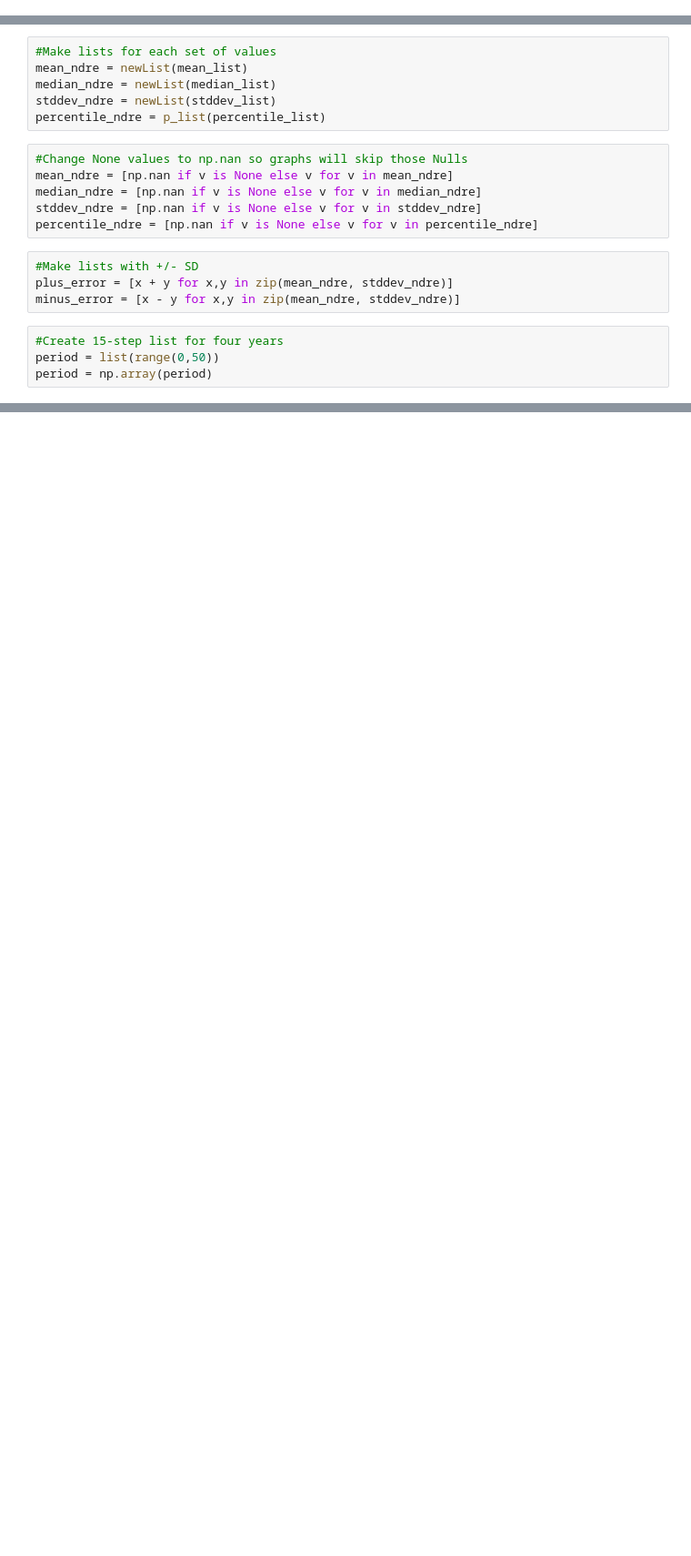
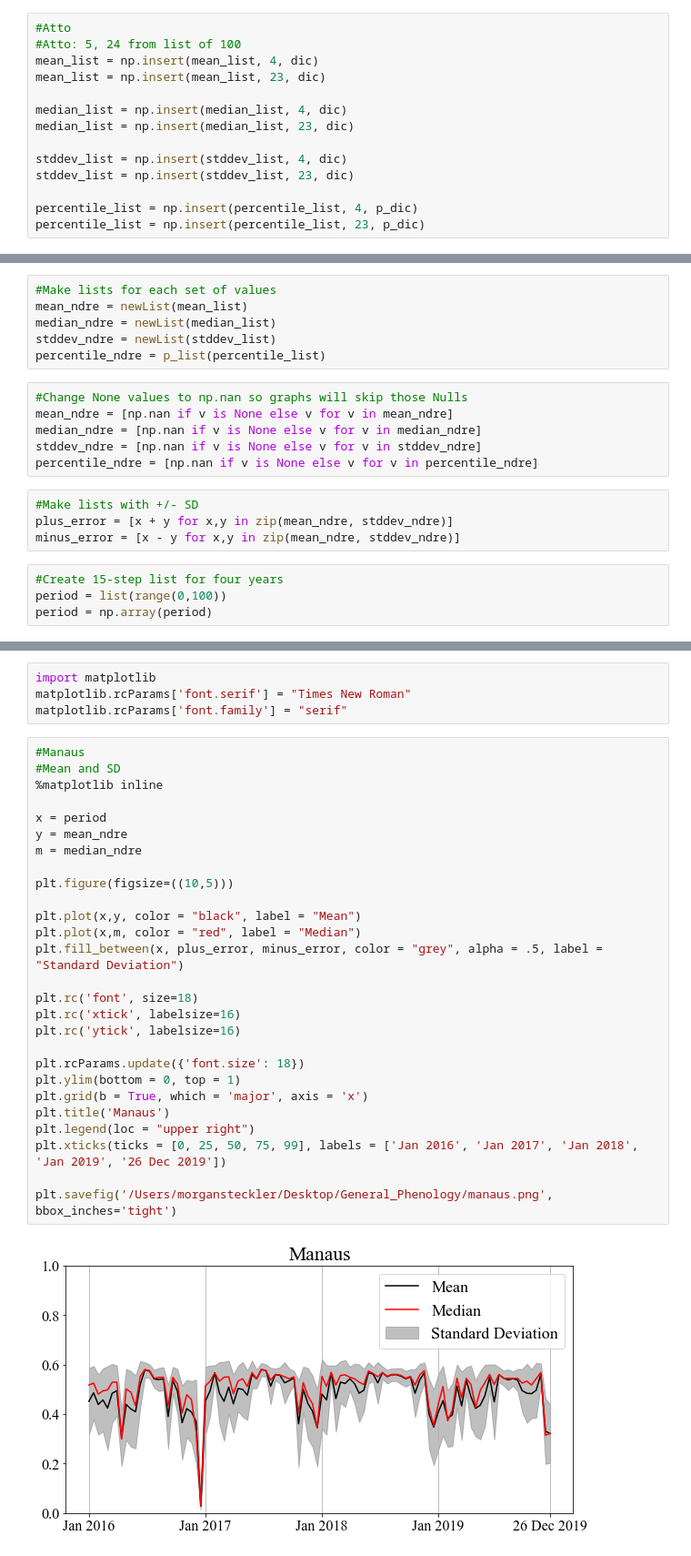
Before and after one commit to jitendra-kumar/tropical_phenology_gee, a Jupyter notebook: morgan/Venus_Tiles.ipynb, the cells around one changed output, grey strips where cells are left out. Shown: that part at 91% size. Saved outputs shown, nothing was run; the diff lists cells and outputs as text; blank space fills up the shorter version.

```diff
--- a/morgan/Venus_Tiles.ipynb
+++ b/morgan/Venus_Tiles.ipynb
@@ -235,0 +222,14 @@ percentile_list[5], percentile_list[24] = p_dic, p_dic
+# %%
+#Atto
+#Atto: 5, 24 from list of 100
+mean_list = np.insert(mean_list, 4, dic)
+mean_list = np.insert(mean_list, 23, dic)
+
+median_list = np.insert(median_list, 4, dic)
+median_list = np.insert(median_list, 23, dic)
+
+stddev_list = np.insert(stddev_list, 4, dic)
+stddev_list = np.insert(stddev_list, 23, dic)
+
+percentile_list = np.insert(percentile_list, 4, p_dic)
+percentile_list = np.insert(percentile_list, 23, p_dic)
@@ -270,5 +292,5 @@ plus_error = [x + y for x,y in zip(mean_ndre, stddev_ndre)]
 minus_error = [x - y for x,y in zip(mean_ndre, stddev_ndre)]
 # %%
 #Create 15-step list for four years
-period = list(range(0,50))
+period = list(range(0,100))
 period = np.array(period)
@@ -316,0 +297,33 @@ plt.show()
+# %%
+import matplotlib
+matplotlib.rcParams['font.serif'] = "Times New Roman"
+matplotlib.rcParams['font.family'] = "serif"
+# %%
+#Manaus
+#Mean and SD
+%matplotlib inline
+
+x = period
+y = mean_ndre
+m = median_ndre
+
+plt.figure(figsize=((10,5)))
+
+plt.plot(x,y, color = "black", label = "Mean")
+plt.plot(x,m, color = "red", label = "Median")
+plt.fill_between(x, plus_error, minus_error, color = "grey", alpha = .5, label = "Standard Deviation")
+
+plt.rc('font', size=18)
+plt.rc('xtick', labelsize=16)
+plt.rc('ytick', labelsize=16)
+
+plt.rcParams.update({'font.size': 18})
+plt.ylim(bottom = 0, top = 1)
+plt.grid(b = True, which = 'major', axis = 'x')
+plt.title('Manaus')
+plt.legend(loc = "upper right")
+plt.xticks(ticks = [0, 25, 50, 75, 99], labels = ['Jan 2016', 'Jan 2017', 'Jan 2018', 'Jan 2019', '26 Dec 2019'])
+
+plt.savefig('/Users/morgansteckler/Desktop/General_Phenology/manaus.png', bbox_inches='tight')
+# %% [output]
+[figure, added]
```
Also changed, not shown: parts of 33 cells of this notebook, 3 other files.
